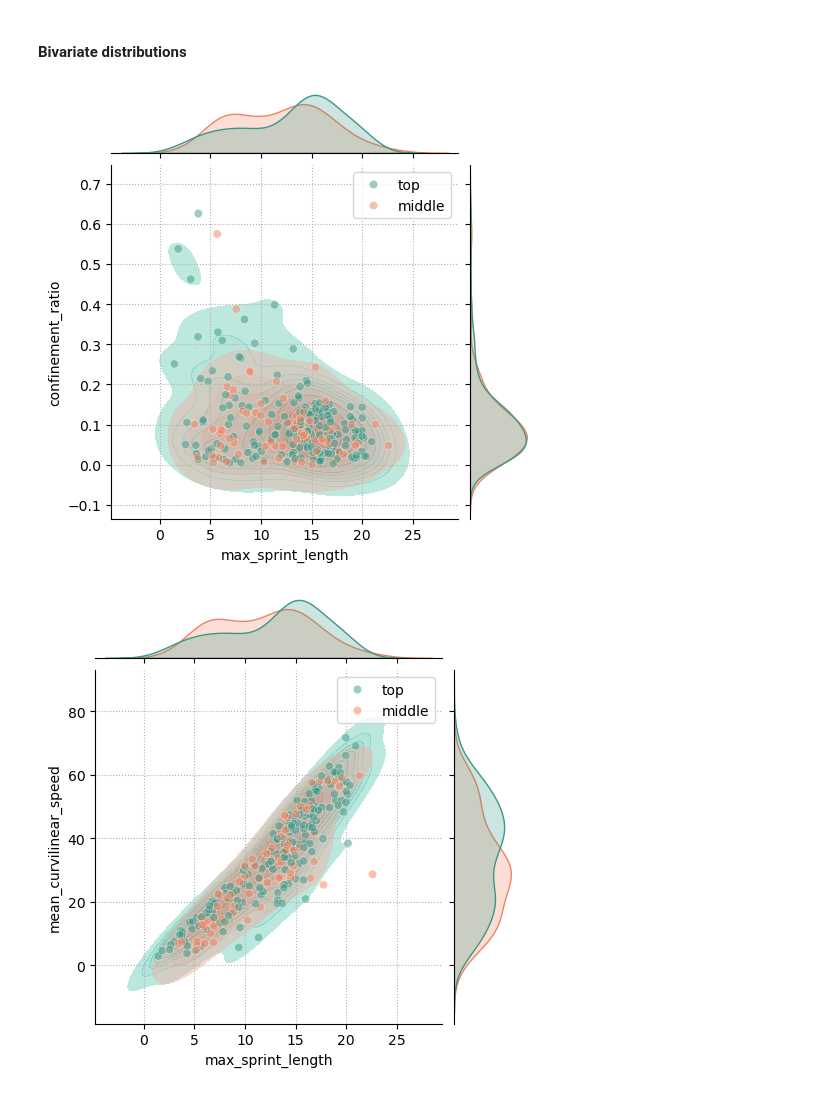
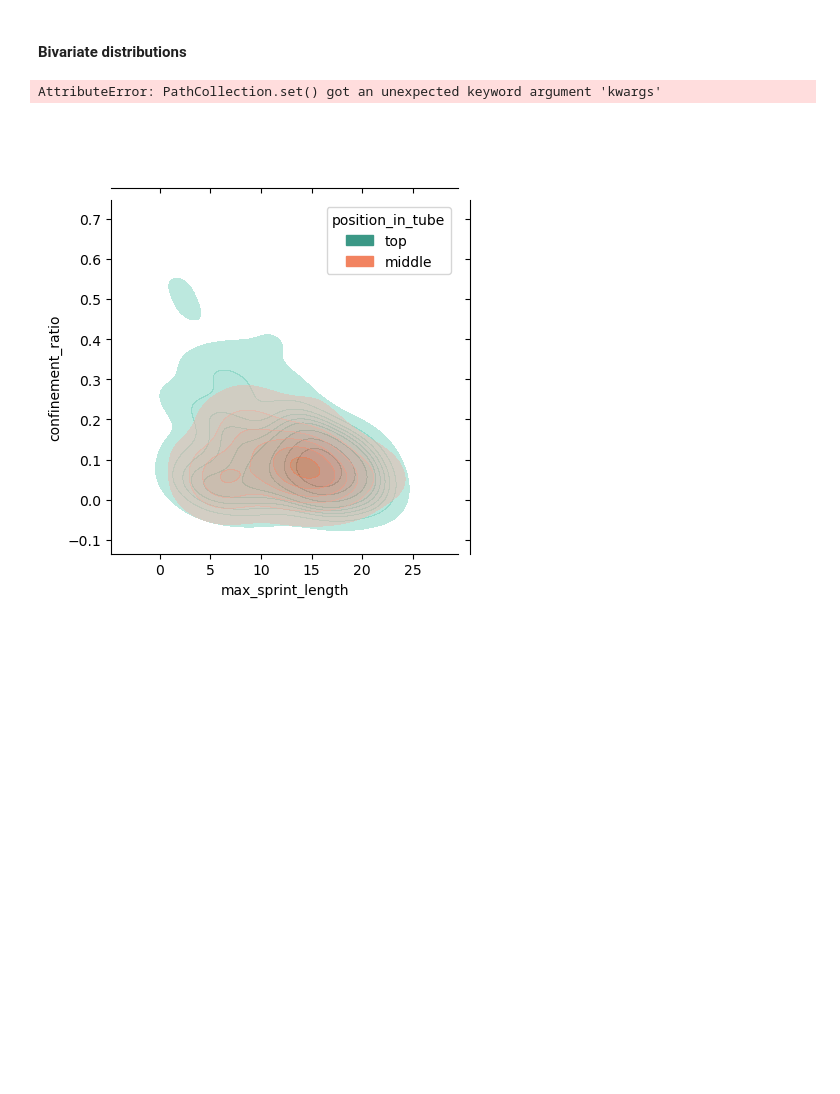
Before and after one commit to Arcadia-Science/2024-unicellular-tracking, a Jupyter notebook: notebooks/2_Motility_Analysis_Pools.ipynb, the cells around one changed output. Saved outputs shown, nothing was run; the diff lists cells and outputs as text; code cells hidden in the pictures; blank space fills up the shorter version.

Commit message:
fix legend

```diff
--- a/notebooks/2_Motility_Analysis_Pools.ipynb
+++ b/notebooks/2_Motility_Analysis_Pools.ipynb
@@ -180,27 +180,27 @@ metrics_combinations
 # %%
 # loop through experimental variables
 # (position in tube and time in water)
 for variable in experimental_variables:
 
     # loop through combinations of metrics
     for metric_i, metric_j in metrics_combinations:
 
         # render joint distribution
         g = sns.JointGrid(
             data=source,
             x=metric_i,
             y=metric_j,
             hue=variable,
             palette=["#3B9886", "#F28360"],
             height=5,
         )
 
         # aesthetics
         g.plot_joint(sns.kdeplot, fill=True, alpha=0.5)
-        g.plot_joint(sns.scatterplot, alpha=0.5)
+        g.plot_joint(sns.scatterplot, alpha=0.5, legend=True, kwargs={"loc": 1})
         g.plot_marginals(sns.kdeplot, fill=True, common_norm=False)
-        g.ax_joint.legend(loc=1)
+        # g.ax_joint.legend(loc=1)
         g.ax_joint.grid(ls=":")
 # %% [output]
+AttributeError: PathCollection.set() got an unexpected keyword argument 'kwargs'
-[figure, old version]
+[figure, new version]
-[figure, removed]
```
Also changed, not shown: parts of 1 cell of this notebook.
